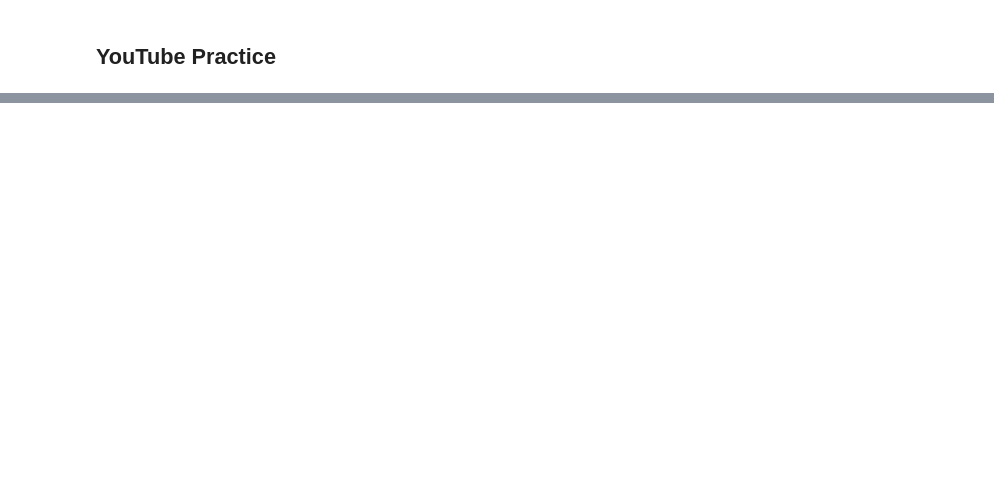
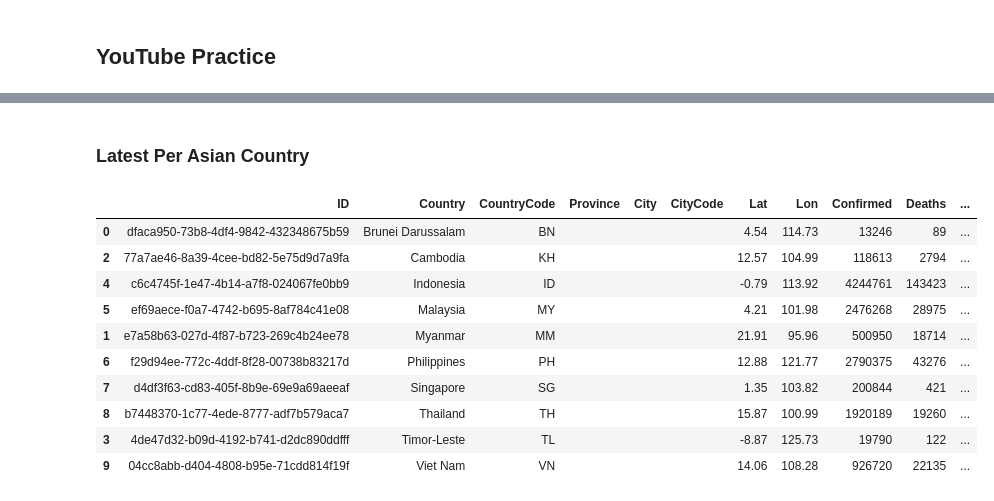
Before and after one commit to jerryendrina/535Practice, a Jupyter notebook: README.ipynb, the cells around one changed output, grey strips where cells are left out. Drawn from its saved outputs; the diff is of its cells as text; code cells hidden in the pictures; blank space fills up the shorter version.

```diff
--- a/README.ipynb
+++ b/README.ipynb
@@ -157,0 +97,10 @@ ax.set_xlabel('Sex');
+# %%
+url = "https://api.covid19api.com/countries"
+payload={}
+headers = {
+    'X-Access-Token': 'a3c98472-2928-4752-9d71-083ce072213c'
+}
+response = requests.request("GET", url, headers=headers, data=payload)
+data = response.json()
+df = DataFrame(data)
+df
@@ -157,0 +123,42 @@ ax.set_xlabel('Sex');
+# %% [markdown]
+### Latest Per Asian Country
+# %%
+seCountries = ["brunei","myanmar","cambodia","timor-leste","indonesia","malaysia",
+               "philippines","singapore","thailand","vietnam"]
+# %%
+def latestCountry(country):
+    url1 = "https://api.covid19api.com/dayone/country/"
+    country = country
+    url = url1+country
+    payload={}
+    headers = {'X-Access-Token': 'a3c98472-2928-4752-9d71-083ce072213c'}
+    response = requests.request("GET", url, headers=headers, data=payload)
+    data = response.json()
+    df = DataFrame(data)
+    return df.tail(1)
+# %%
+dataSE = []
+
+for country in seCountries:
+    df = latestCountry(country)
+    columns = list(df)
+    values = df.iloc[0]
+    zipped = zip(columns, values)
+    a_dictionary = dict(zipped)
+    dataSE.append(a_dictionary)
+# %%
+
+dataSE = DataFrame(dataSE).sort_values('Country')
+dataSE
+# %% [output]
+|  | ID | Country | CountryCode | Province | City | CityCode | Lat | Lon | Confirmed | Deaths | ... |
+| 0 | dfaca950-73b8-4df4-9842-432348675b59 | Brunei Darussalam | BN |  |  |  | 4.54 | 114.73 | 13246 | 89 | ... |
+| 2 | 77a7ae46-8a39-4cee-bd82-5e75d9d7a9fa | Cambodia | KH |  |  |  | 12.57 | 104.99 | 118613 | 2794 | ... |
+| 4 | c6c4745f-1e47-4b14-a7f8-024067fe0bb9 | Indonesia | ID |  |  |  | -0.79 | 113.92 | 4244761 | 143423 | ... |
+| 5 | ef69aece-f0a7-4742-b695-8af784c41e08 | Malaysia | MY |  |  |  | 4.21 | 101.98 | 2476268 | 28975 | ... |
+| 1 | e7a58b63-027d-4f87-b723-269c4b24ee78 | Myanmar | MM |  |  |  | 21.91 | 95.96 | 500950 | 18714 | ... |
+| 6 | f29d94ee-772c-4ddf-8f28-00738b83217d | Philippines | PH |  |  |  | 12.88 | 121.77 | 2790375 | 43276 | ... |
+| 7 | d4df3f63-cd83-405f-8b9e-69e9a69aeeaf | Singapore | SG |  |  |  | 1.35 | 103.82 | 200844 | 421 | ... |
+| 8 | b7448370-1c77-4ede-8777-adf7b579aca7 | Thailand | TH |  |  |  | 15.87 | 100.99 | 1920189 | 19260 | ... |
+| 3 | 4de47d32-b09d-4192-b741-d2dc890ddfff | Timor-Leste | TL |  |  |  | -8.87 | 125.73 | 19790 | 122 | ... |
+| 9 | 04cc8abb-d404-4808-b95e-71cdd814f19f | Viet Nam | VN |  |  |  | 14.06 | 108.28 | 926720 | 22135 | ... |
```
Also changed, not shown: parts of 36 cells of this notebook, 6 other files.
